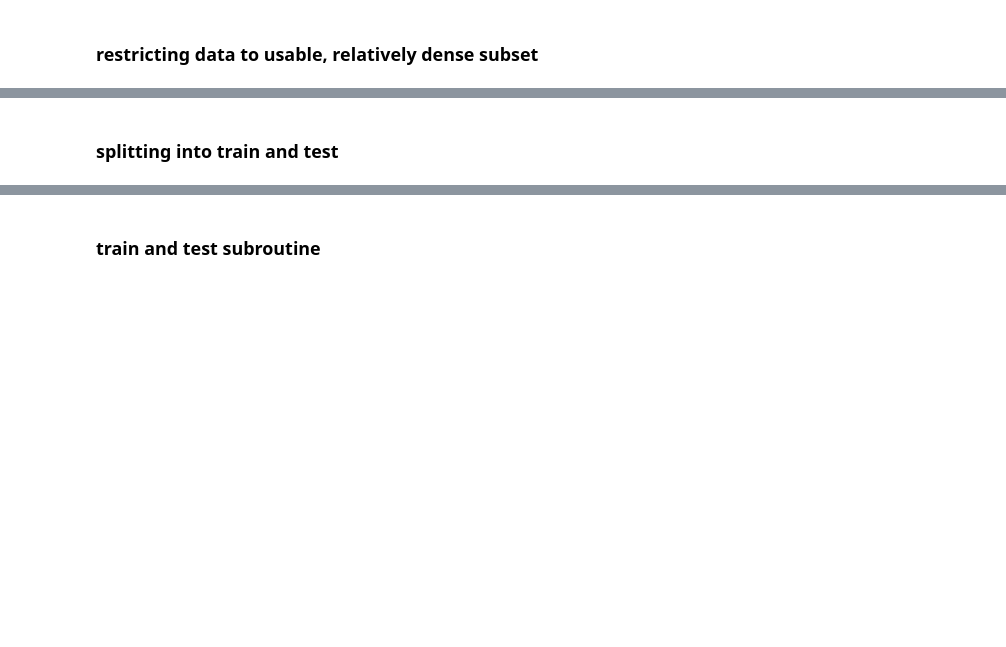
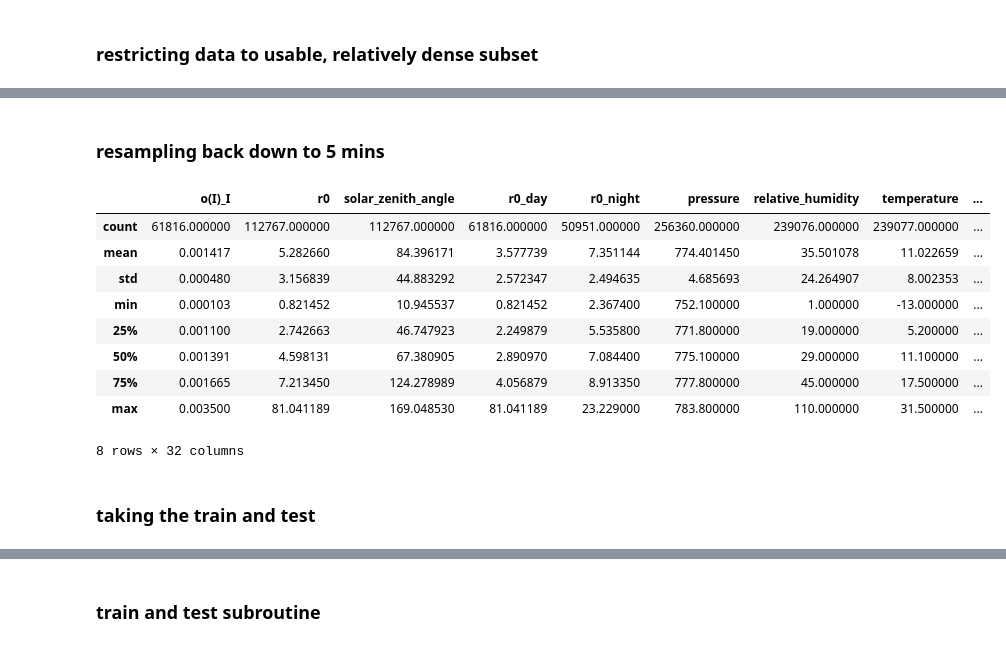
Before and after one commit to JPLMLIA/Time-FED, a Jupyter notebook: notebooks/playground_r0_RFregressor.ipynb, the cells around one changed output, grey strips where cells are left out. Drawn from its saved outputs; the diff is of its cells as text; code cells hidden in the pictures; blank space fills up the shorter version.

```diff
--- a/notebooks/playground_r0_RFregressor.ipynb
+++ b/notebooks/playground_r0_RFregressor.ipynb
@@ -90,0 +103,16 @@ df_subset.loc[valid_night,feats_plus_r0night].count()
+# %% [markdown]
+### resampling back down to 5 mins
+# %%
+df_subset_resamp5 = df_subset.resample('5 min').median()
+df_subset_resamp5.describe()
+# %% [output]
+|  | o(I)_I | r0 | solar_zenith_angle | r0_day | r0_night | pressure | relative_humidity | temperature | ... |
+| count | 61816.000000 | 112767.000000 | 112767.000000 | 61816.000000 | 50951.000000 | 256360.000000 | 239076.000000 | 239077.000000 | ... |
+| mean | 0.001417 | 5.282660 | 84.396171 | 3.577739 | 7.351144 | 774.401450 | 35.501078 | 11.022659 | ... |
+| std | 0.000480 | 3.156839 | 44.883292 | 2.572347 | 2.494635 | 4.685693 | 24.264907 | 8.002353 | ... |
+| min | 0.000103 | 0.821452 | 10.945537 | 0.821452 | 2.367400 | 752.100000 | 1.000000 | -13.000000 | ... |
+| 25% | 0.001100 | 2.742663 | 46.747923 | 2.249879 | 5.535800 | 771.800000 | 19.000000 | 5.200000 | ... |
+| 50% | 0.001391 | 4.598131 | 67.380905 | 2.890970 | 7.084400 | 775.100000 | 29.000000 | 11.100000 | ... |
+| 75% | 0.001665 | 7.213450 | 124.278989 | 4.056879 | 8.913350 | 777.800000 | 45.000000 | 17.500000 | ... |
+| max | 0.003500 | 81.041189 | 169.048530 | 81.041189 | 23.229000 | 783.800000 | 110.000000 | 31.500000 | ... |
+8 rows × 32 columns
@@ -91,5 +121,5 @@ df_subset.loc[valid_night,feats_plus_r0night].count()
 # %% [markdown]
-### splitting into train and test
+### taking the train and test
 # %%
 split_date = '2019-12-31'
 train = df_subset.index <= split_date
```
Also changed, not shown: parts of 83 cells of this notebook.
